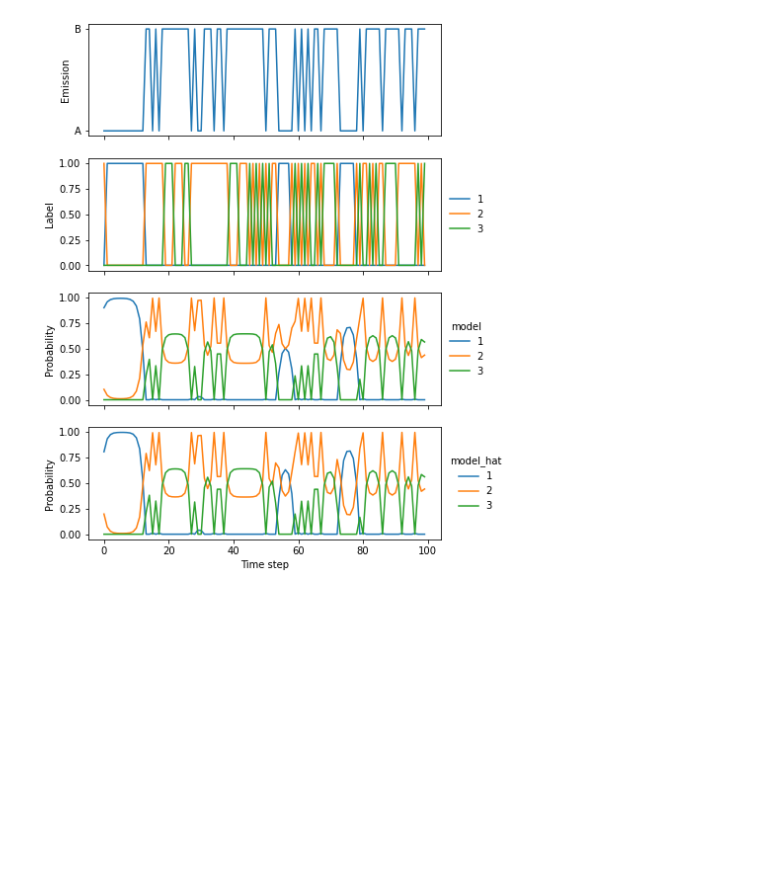
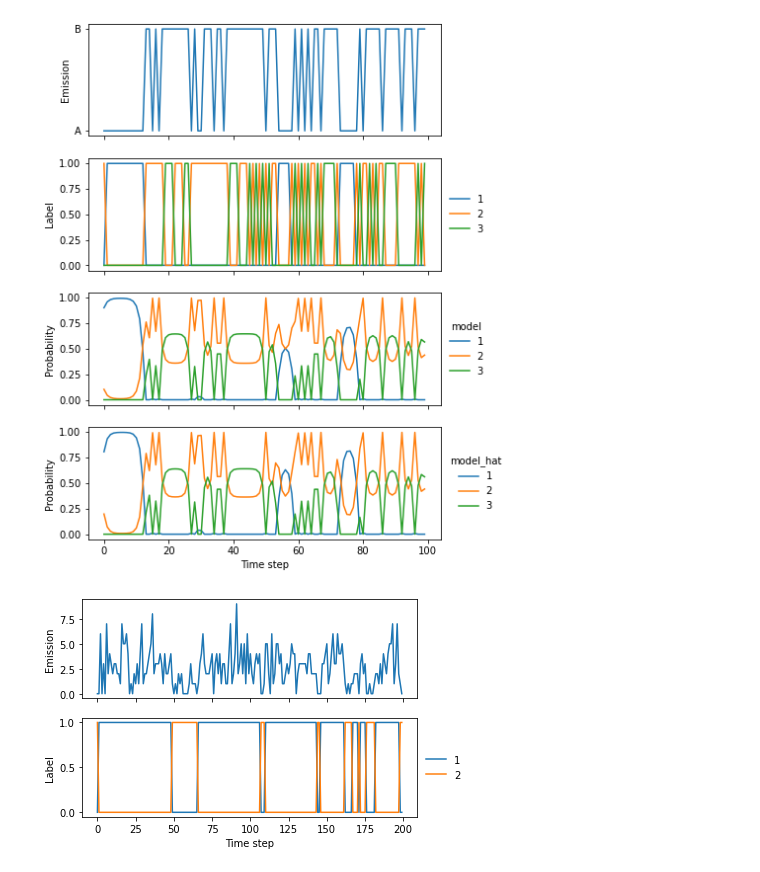
Before and after one commit to marcsingleton/homomorph, a Jupyter notebook: tutorials/hmm_training.ipynb, the cells around one changed output. Drawn from its saved outputs; the diff is of its cells as text; code cells hidden in the pictures; blank space fills up the shorter version.

Commit message:
Finished MLE examples in hmm_training.ipynb and tweaked some wording

```diff
--- a/tutorials/hmm_training.ipynb
+++ b/tutorials/hmm_training.ipynb
@@ -344,6 +345,33 @@ axs[2].legend(title='model', frameon=False, loc='center left', bbox_to_anchor=(1
 axs[3].legend(title='model_hat', frameon=False, loc='center left', bbox_to_anchor=(1, 0.5));
 # %% [output]
 [figure]
+# %%
+t_dists = {1: {1: 0.95, 2: 0.05},
+           2: {1: 0.25, 2: 0.75}}
+e_dists = {1: stats.poisson(3),
+           2: stats.poisson(0.5)}
+start_dist = {1: 0.5, 2: 0.5}
+
+model = homomorph.HMM(t_dists=t_dists, e_dists=e_dists, start_dist=start_dist)
+
+data = [model.simulate(200, random_state=i) for i in range (10)]  # Use a different random seed for each example
+data = [list(zip(*example)) for example in data]
+
+xs, ys = data[0]
+lines = {}
+for state in t_dists:
+    lines[state] = [x == state for x in xs]
+
+fig, axs = plt.subplots(2, 1, sharex=True)
+axs[0].plot(ys)
+for state, line in sorted(lines.items()):
+    axs[1].plot(line, label=state)
+axs[1].set_xlabel('Time step')
+axs[0].set_ylabel('Emission')
+axs[1].set_ylabel('Label')
+axs[1].legend(frameon=False, loc='center left', bbox_to_anchor=(1, 0.5));
+# %% [output]
+[figure, added]
 # %% [markdown]
 The posterior decoding curves are effectively identical. There are, of course, some minor differences but no real patterns that I can see. Generally these models are good at detecting the time steps corresponding to state 1 but much worse at distinguishing between states 2 and 3. We can understand this qualitatively by examining the original model parameters. State 1 is highly "sticky" and only emits As, so long runs of As are extremely likely to correspond to state 1. State 3 only emits Bs, but it's just as likely to switch to state 2 as it is to remain in state 3. Additionally, state 2 is equally likely to emit an A as a B, so it's difficult to know if a B was emitted because the model remained in state 3 or because it switched to state 2. This shows that state inference can be highly variable even if the parameters are known exactly.
 
```
Also changed, not shown: parts of 13 cells of this notebook.
